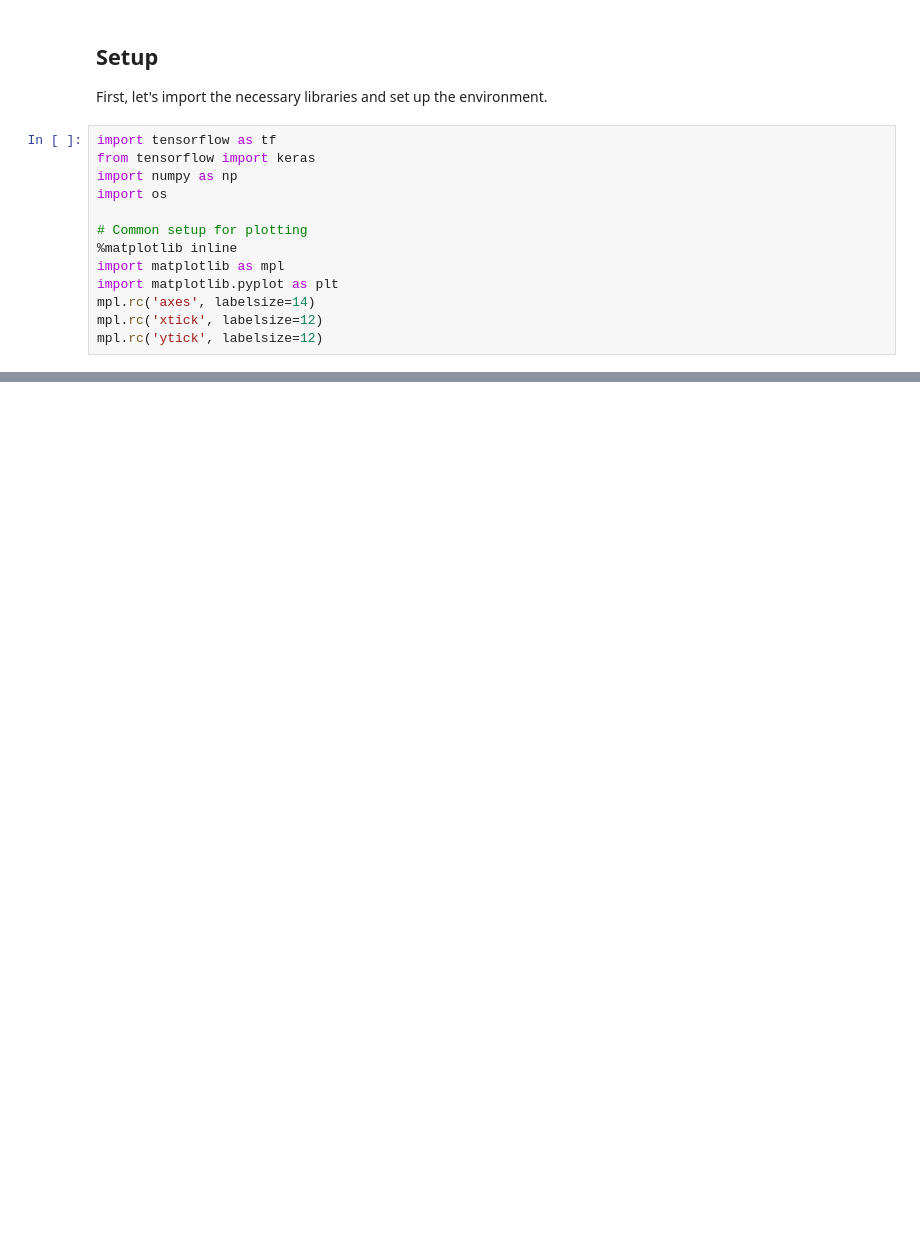
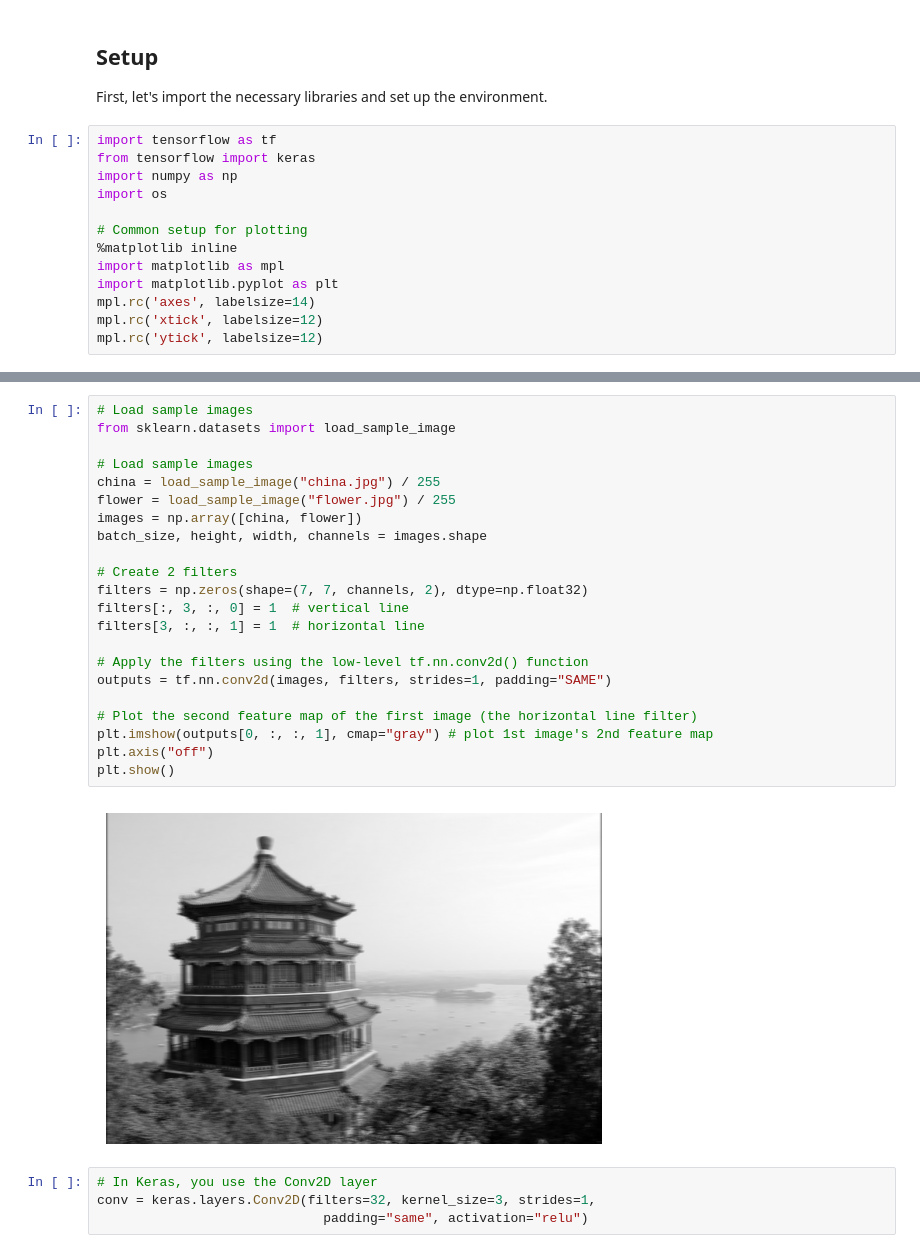
Before and after one commit to MFitran/Hands-on_Machine_Learning_with_Scikit-Learn_Keras_and_TensorFlow, a Jupyter notebook: chapter_18/nb_18.ipynb, the cells around one changed output, grey strips where cells are left out. Cells and saved outputs as stored; diff of their text form; blank space fills up the shorter version.

```diff
--- a/chapter_18/nb_18.ipynb
+++ b/chapter_18/nb_18.ipynb
@@ -729,0 +56,28 @@ See Appendix A in the book.
+# %%
+# Load sample images
+from sklearn.datasets import load_sample_image
+
+# Load sample images
+china = load_sample_image("china.jpg") / 255
+flower = load_sample_image("flower.jpg") / 255
+images = np.array([china, flower])
+batch_size, height, width, channels = images.shape
+
+# Create 2 filters
+filters = np.zeros(shape=(7, 7, channels, 2), dtype=np.float32)
+filters[:, 3, :, 0] = 1  # vertical line
+filters[3, :, :, 1] = 1  # horizontal line
+
+# Apply the filters using the low-level tf.nn.conv2d() function
+outputs = tf.nn.conv2d(images, filters, strides=1, padding="SAME")
+
+# Plot the second feature map of the first image (the horizontal line filter)
+plt.imshow(outputs[0, :, :, 1], cmap="gray") # plot 1st image's 2nd feature map
+plt.axis("off")
+plt.show()
+# %% [output]
+[figure, added]
+# %%
+# In Keras, you use the Conv2D layer
+conv = keras.layers.Conv2D(filters=32, kernel_size=3, strides=1,
+                             padding="same", activation="relu")
```
Also changed, not shown: parts of 75 cells of this notebook.
